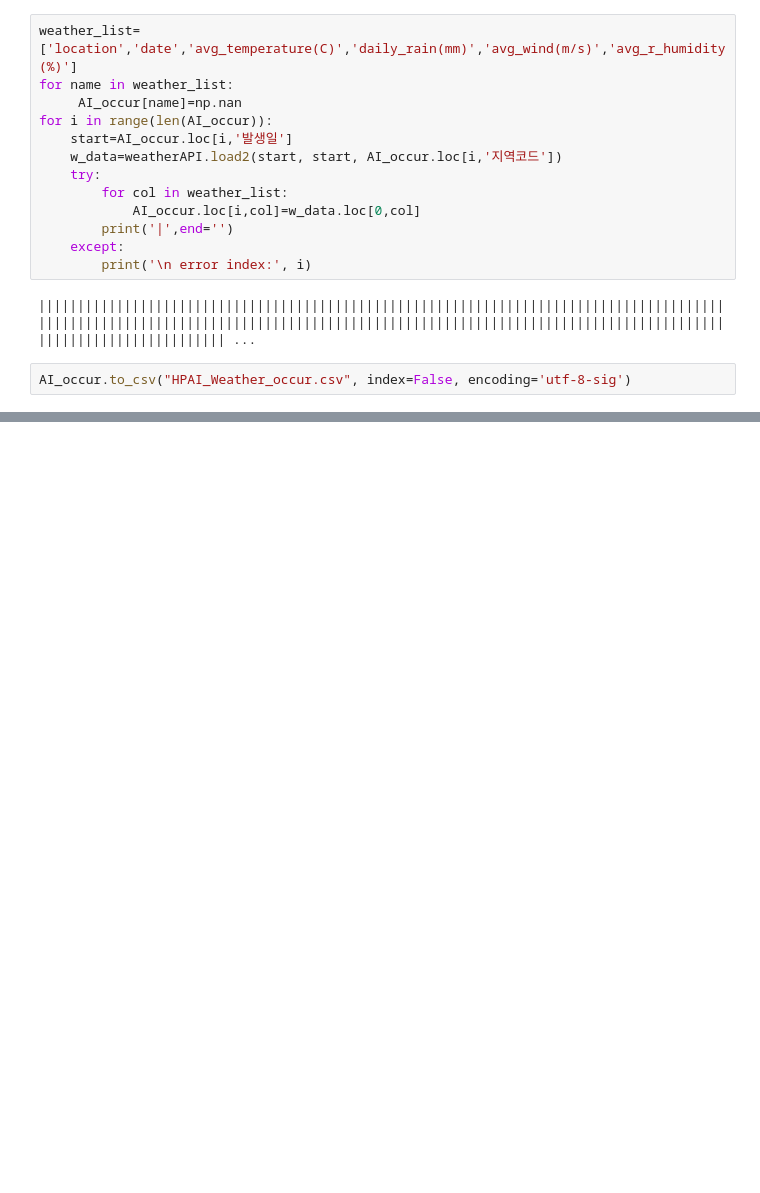
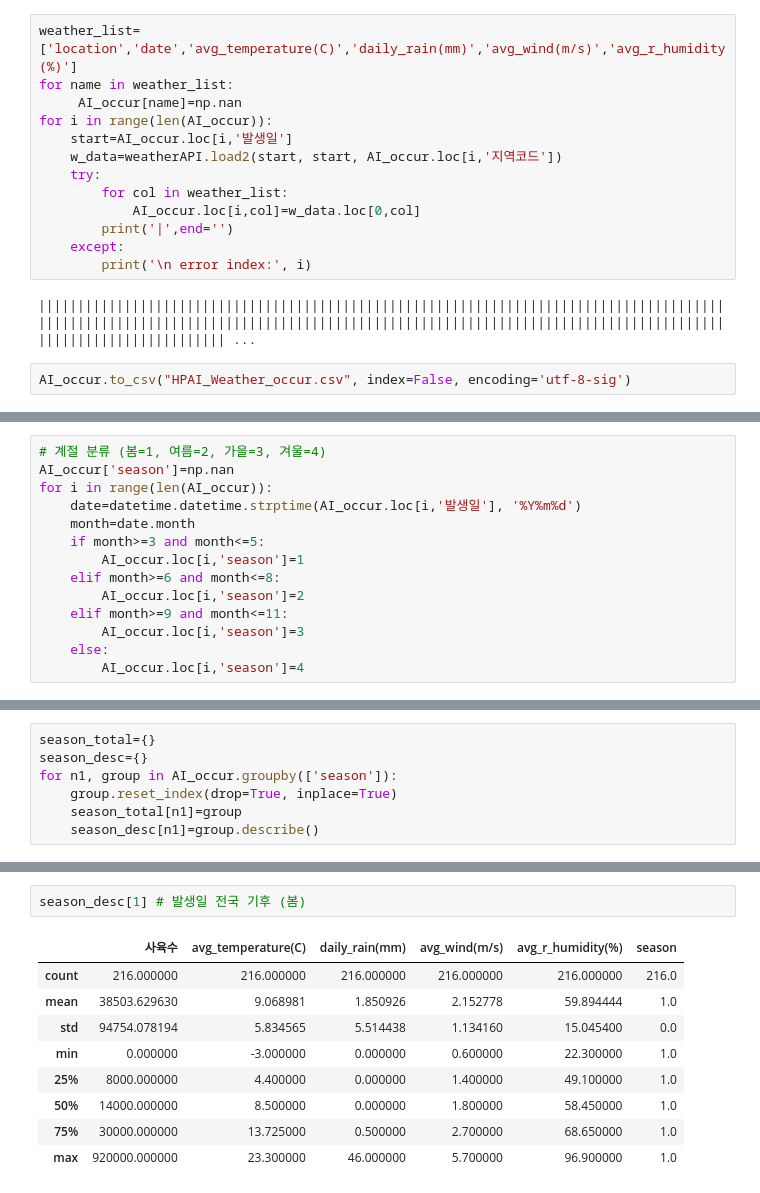
Before and after one commit to jiwoo-coding/aiai, a Jupyter notebook: Data_preprocess.ipynb, the cells around one changed output, grey strips where cells are left out. Saved outputs shown, nothing was run; the diff lists cells and outputs as text; blank space fills up the shorter version.

```diff
--- a/Data_preprocess.ipynb
+++ b/Data_preprocess.ipynb
@@ -281,0 +311,14 @@ species_list['고양이-코리아숏헤어']
+# %%
+# 계절 분류 (봄=1, 여름=2, 가을=3, 겨울=4)
+AI_occur['season']=np.nan
+for i in range(len(AI_occur)):
+    date=datetime.datetime.strptime(AI_occur.loc[i,'발생일'], '%Y%m%d')
+    month=date.month
+    if month>=3 and month<=5:
+        AI_occur.loc[i,'season']=1
+    elif month>=6 and month<=8:
+        AI_occur.loc[i,'season']=2
+    elif month>=9 and month<=11:
+        AI_occur.loc[i,'season']=3
+    else:
+        AI_occur.loc[i,'season']=4
@@ -281,0 +327,7 @@ species_list['고양이-코리아숏헤어']
+# %%
+season_total={}
+season_desc={}
+for n1, group in AI_occur.groupby(['season']):
+    group.reset_index(drop=True, inplace=True)
+    season_total[n1]=group
+    season_desc[n1]=group.describe()
@@ -281,0 +429,12 @@ species_list['고양이-코리아숏헤어']
+# %%
+season_desc[1] # 발생일 전국 기후 (봄)
+# %% [output]
+|  | 사육수 | avg_temperature(C) | daily_rain(mm) | avg_wind(m/s) | avg_r_humidity(%) | season |
+| count | 216.000000 | 216.000000 | 216.000000 | 216.000000 | 216.000000 | 216.0 |
+| mean | 38503.629630 | 9.068981 | 1.850926 | 2.152778 | 59.894444 | 1.0 |
+| std | 94754.078194 | 5.834565 | 5.514438 | 1.134160 | 15.045400 | 0.0 |
+| min | 0.000000 | -3.000000 | 0.000000 | 0.600000 | 22.300000 | 1.0 |
+| 25% | 8000.000000 | 4.400000 | 0.000000 | 1.400000 | 49.100000 | 1.0 |
+| 50% | 14000.000000 | 8.500000 | 0.000000 | 1.800000 | 58.450000 | 1.0 |
+| 75% | 30000.000000 | 13.725000 | 0.500000 | 2.700000 | 68.650000 | 1.0 |
+| max | 920000.000000 | 23.300000 | 46.000000 | 5.700000 | 96.900000 | 1.0 |
```
Also changed, not shown: parts of 33 cells of this notebook.
